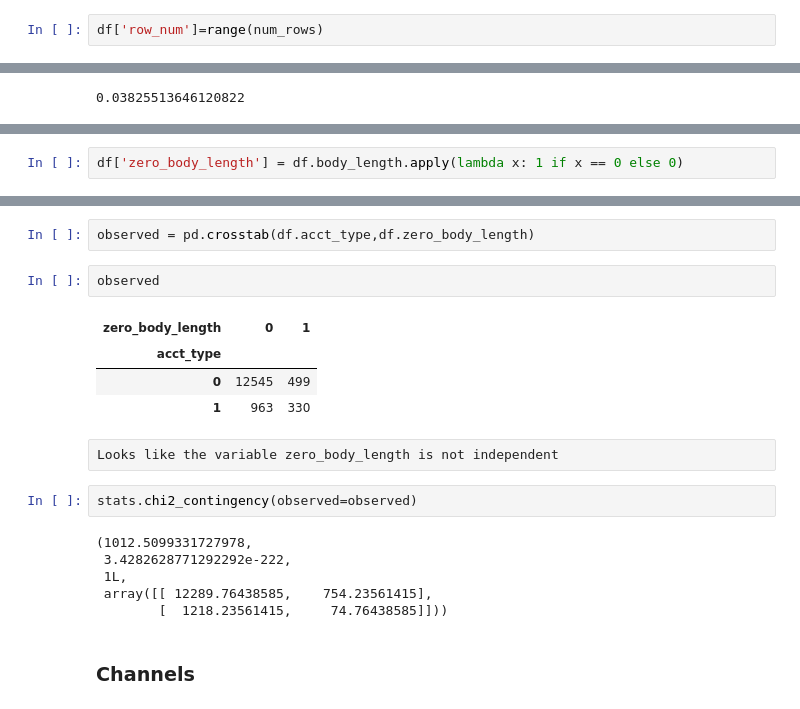
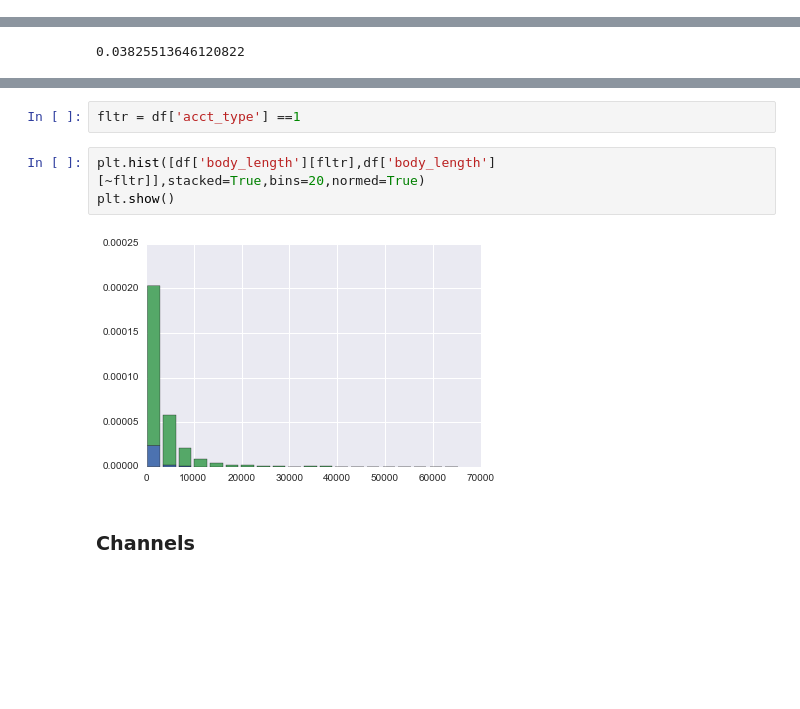
Before and after one commit to BryceLuna/Fraud_Detection, a Jupyter notebook: EDA.ipynb, the cells around one changed output, grey strips where cells are left out. Cells and saved outputs as stored; diff of their text form; blank space fills up the shorter version.

```diff
--- a/EDA.ipynb
+++ b/EDA.ipynb
@@ -142,8 +126,6 @@ min          0.000000
 75%       4280.000000
 max      65535.000000
 Name: body_length, dtype: float64
-# %%
-df['row_num']=range(num_rows)
 # %%
 df.query('body_length == 0 and acct_type == 1').shape[0]/fraud_num
 # %% [output]
@@ -159,2 +136,0 @@ Probably don't need to construct this variable - a tree would make the split
-# %%
-df['zero_body_length'] = df.body_length.apply(lambda x: 1 if x == 0 else 0)
@@ -169,22 +137,10 @@ pd.crosstab(df.acct_type,df.zero_body_length,margins=True)
-# %%
-observed = pd.crosstab(df.acct_type,df.zero_body_length)
-# %%
-observed
-# %% [output]
-| zero_body_length | 0 | 1 |
-| acct_type |  |  |
-| 0 | 12545 | 499 |
-| 1 | 963 | 330 |
-# %% [raw]
-Looks like the variable zero_body_length is not independent
-# %%
-stats.chi2_contingency(observed=observed)
-# %% [output]
-(1012.5099331727978,
- 3.4282628771292292e-222,
- 1L,
- array([[ 12289.76438585,    754.23561415],
-        [  1218.23561415,     74.76438585]]))
+# %%
+fltr = df['acct_type'] ==1
+# %%
+plt.hist([df['body_length'][fltr],df['body_length'][~fltr]],stacked=True,bins=20,normed=True)
+plt.show()
+# %% [output]
+[figure, added]
 # %% [markdown]
 ### Channels
 # %%
```
Also changed, not shown: parts of 39 cells of this notebook.
